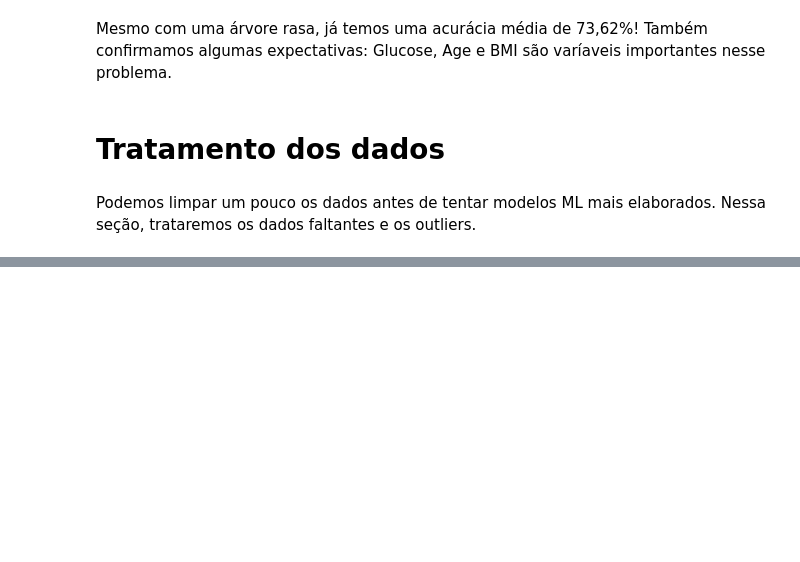
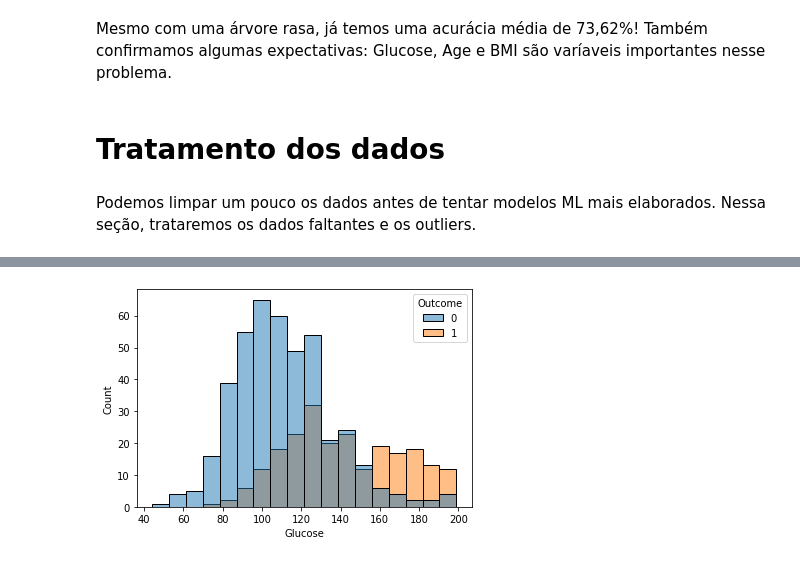
Before and after one commit to franklinzppa/diabetes-classification, a Jupyter notebook: diabetes-clf.ipynb, the cells around one changed output, grey strips where cells are left out. Saved outputs shown, nothing was run; the diff lists cells and outputs as text; code cells hidden in the pictures; blank space fills up the shorter version.

```diff
--- a/diabetes-clf.ipynb
+++ b/diabetes-clf.ipynb
@@ -289,0 +316,4 @@ Podemos limpar um pouco os dados antes de tentar modelos ML mais elaborados. Nes
+# %%
+_ = sns.histplot(X_train_tr_full, x="Glucose", hue="Outcome")
+# %% [output]
+[figure, added]
```
Also changed, not shown: parts of 26 cells of this notebook.
